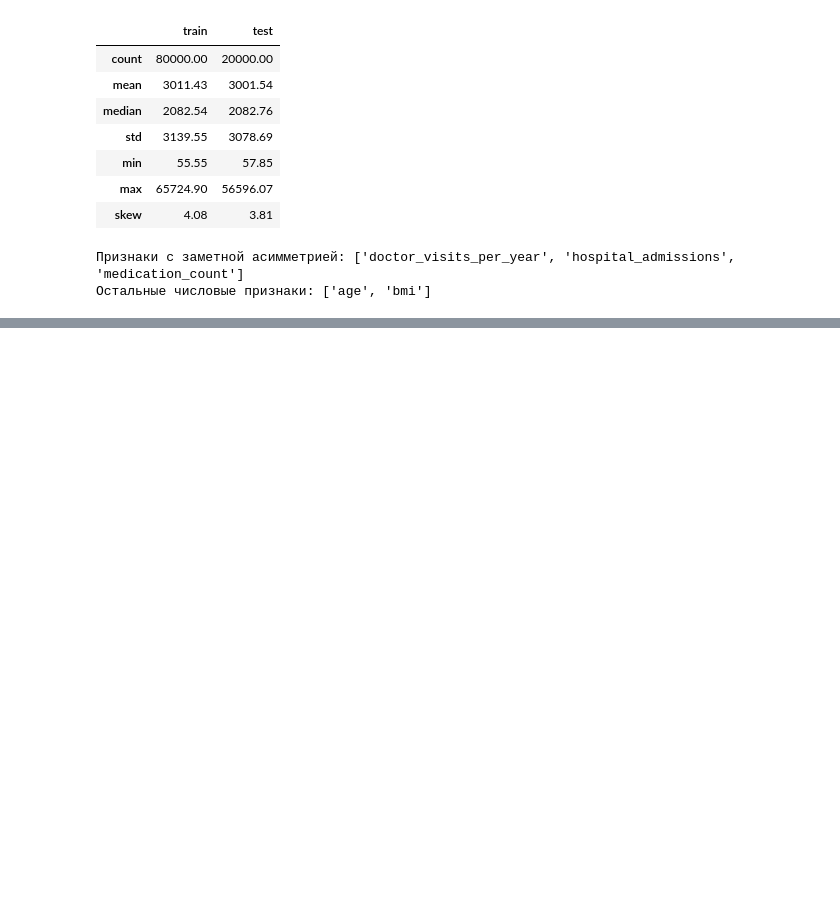
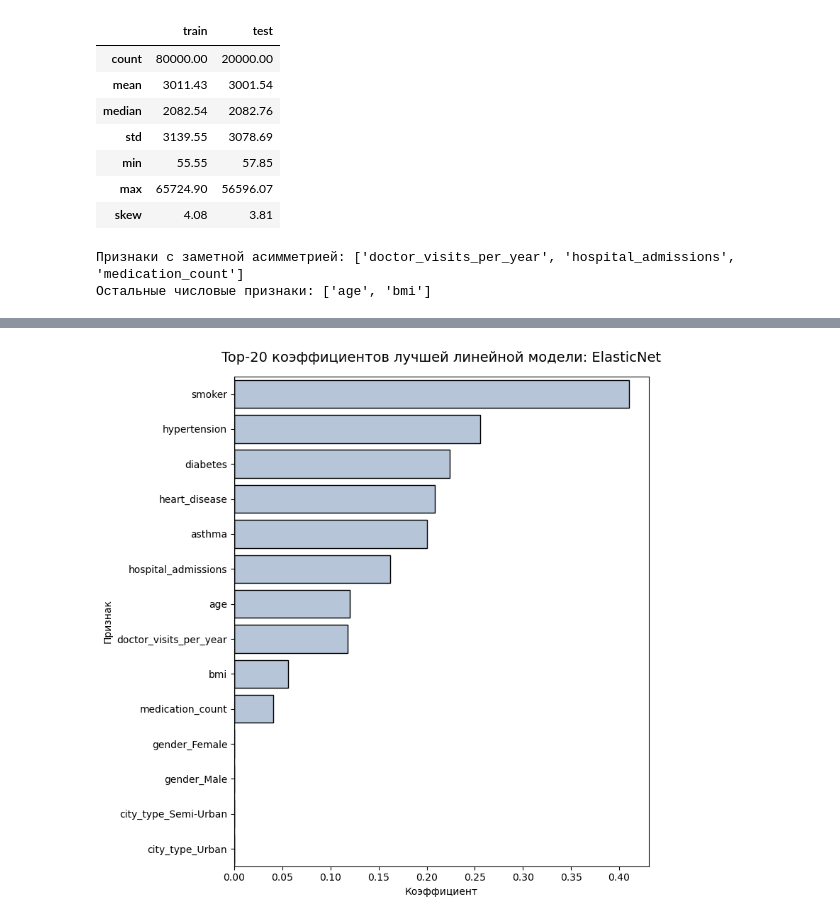
Before and after one commit to horacemtb/medcost-prediction-app, a Jupyter notebook: notebooks/additional-research.ipynb, the cells around one changed output, grey strips where cells are left out. Saved outputs shown, nothing was run; the diff lists cells and outputs as text; code cells hidden in the pictures; blank space fills up the shorter version.

Commit message:
Added code for linear models

```diff
--- a/notebooks/additional-research.ipynb
+++ b/notebooks/additional-research.ipynb
@@ -1606,0 +1886,48 @@ test_predictions = {}
+# %%
+# Коэффициенты лучшей линейной модели
+
+linear_coef_df = get_linear_coefficients(best_linear_model)
+
+# Агрегированная важность исходных признаков.
+# Для one-hot encoded признаков суммируем абсолютные коэффициенты dummy-переменных.
+
+linear_original_feature_importance = (
+    linear_coef_df
+    .groupby('original_feature', as_index=False)
+    .agg(
+        importance=('abs_coefficient', 'sum'),
+        coefficient_sum=('coefficient', 'sum'),
+        n_transformed_features=('feature', 'count')
+    )
+    .sort_values(by='importance', ascending=False)
+    .reset_index(drop=True)
+)
+# %%
+# Визуализация наиболее важных transformed-признаков
+
+top_n = 20
+plot_coef_df = linear_coef_df.head(top_n)
+
+plt.figure(figsize=(8, 8))
+
+ax = sns.barplot(
+    data=plot_coef_df,
+    x='coefficient',
+    y='feature',
+    color='lightsteelblue',
+    edgecolor='black'
+)
+
+ax.axvline(0, color='black', linewidth=1)
+ax.set_title(
+    f'Top-{top_n} коэффициентов лучшей линейной модели: {best_linear_name}',
+    fontsize=14,
+    pad=15
+)
+ax.set_xlabel('Коэффициент')
+ax.set_ylabel('Признак')
+
+plt.tight_layout()
+plt.show()
+# %% [output]
+[figure, added]
```
Also changed, not shown: parts of 15 cells of this notebook.
